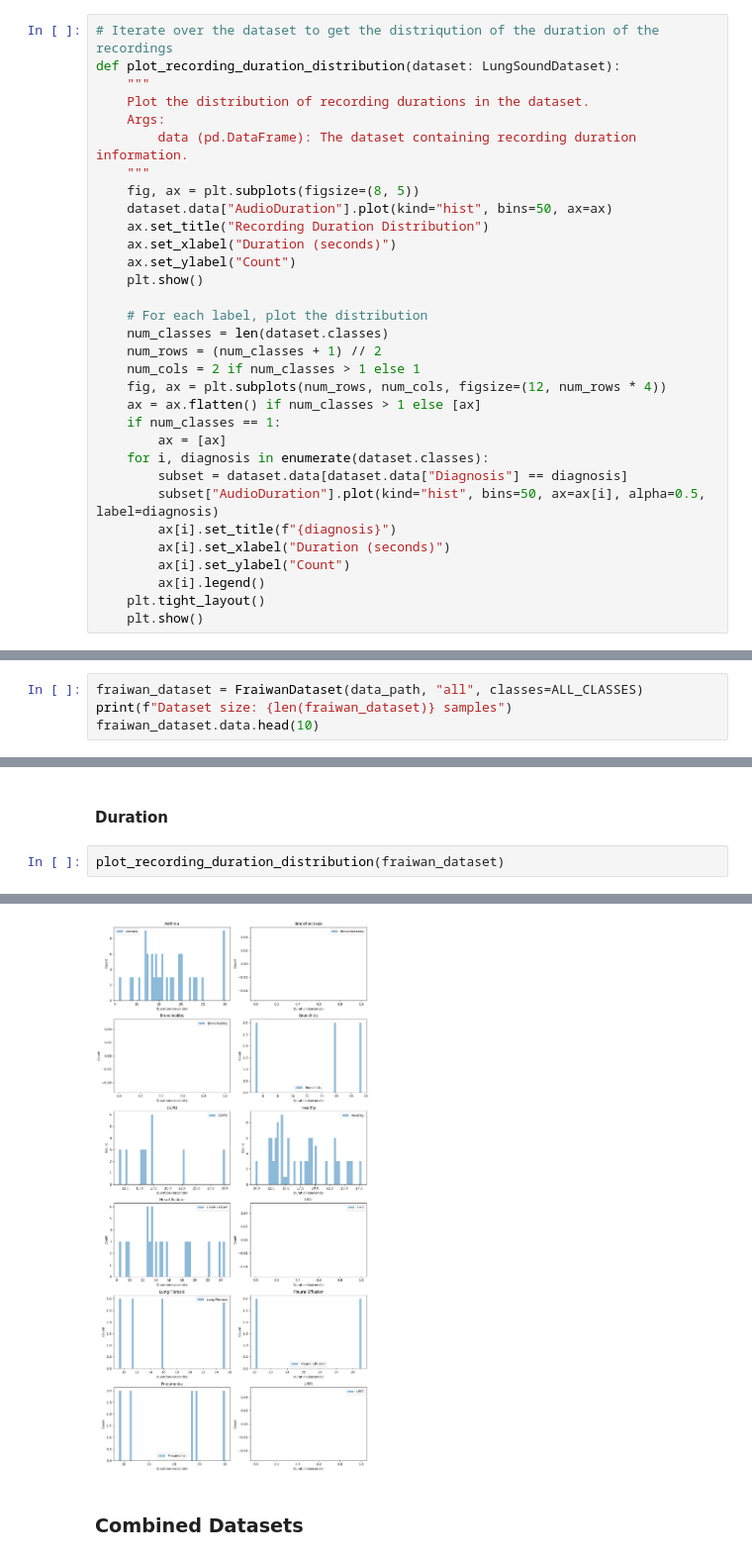
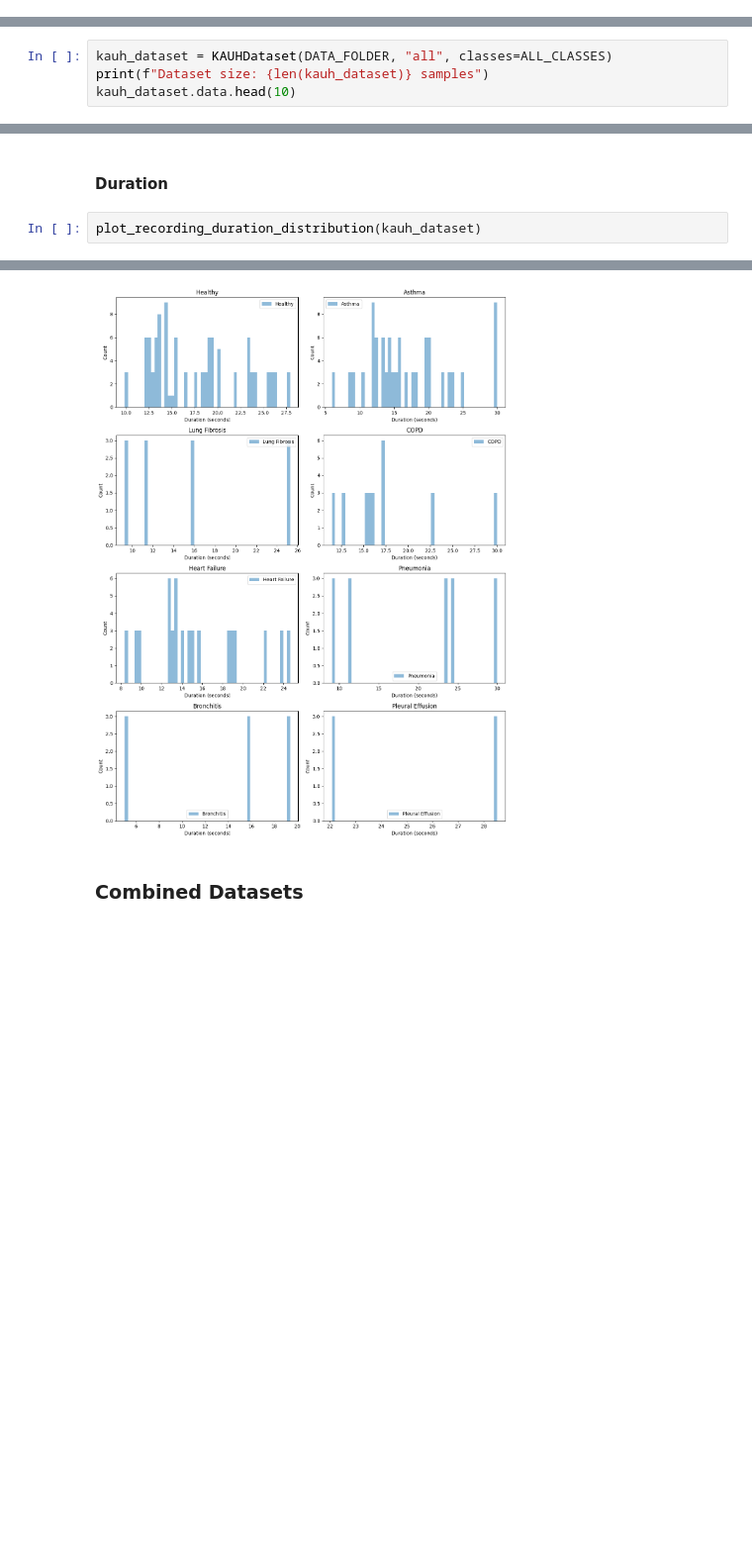
Before and after one commit to RafaelGAT108/IA901_Project, a Jupyter notebook: notebooks/2_data_analysis.ipynb, the cells around one changed output, grey strips where cells are left out. Shown at 99% size. Cells and saved outputs as stored; diff of their text form; blank space fills up the shorter version.

```diff
--- a/notebooks/2_data_analysis.ipynb
+++ b/notebooks/2_data_analysis.ipynb
@@ -121,35 +124,3 @@ plot_demographic_distribution(icbhi_dataset)
 [figure]
 # %% [markdown]
 #### Duration
-# %%
-# Iterate over the dataset to get the distriqution of the duration of the recordings
-def plot_recording_duration_distribution(dataset: LungSoundDataset):
-    """
-    Plot the distribution of recording durations in the dataset.
-    Args:
-        data (pd.DataFrame): The dataset containing recording duration information.
-    """
-    fig, ax = plt.subplots(figsize=(8, 5))
-    dataset.data["AudioDuration"].plot(kind="hist", bins=50, ax=ax)
-    ax.set_title("Recording Duration Distribution")
-    ax.set_xlabel("Duration (seconds)")
-    ax.set_ylabel("Count")
-    plt.show()
-
-    # For each label, plot the distribution
-    num_classes = len(dataset.classes)
-    num_rows = (num_classes + 1) // 2
-    num_cols = 2 if num_classes > 1 else 1
-    fig, ax = plt.subplots(num_rows, num_cols, figsize=(12, num_rows * 4))
-    ax = ax.flatten() if num_classes > 1 else [ax]
-    if num_classes == 1:
-        ax = [ax]
-    for i, diagnosis in enumerate(dataset.classes):
-        subset = dataset.data[dataset.data["Diagnosis"] == diagnosis]
-        subset["AudioDuration"].plot(kind="hist", bins=50, ax=ax[i], alpha=0.5, label=diagnosis)
-        ax[i].set_title(f"{diagnosis}")
-        ax[i].set_xlabel("Duration (seconds)")
-        ax[i].set_ylabel("Count")
-        ax[i].legend()
-    plt.tight_layout()
-    plt.show()
@@ -163,6 +179,6 @@ plot_recording_duration_distribution(icbhi_dataset)
 # %%
-fraiwan_dataset = FraiwanDataset(data_path, "all", classes=ALL_CLASSES)
-print(f"Dataset size: {len(fraiwan_dataset)} samples")
-fraiwan_dataset.data.head(10)
+kauh_dataset = KAUHDataset(DATA_FOLDER, "all", classes=ALL_CLASSES)
+print(f"Dataset size: {len(kauh_dataset)} samples")
+kauh_dataset.data.head(10)
 # %% [output]
 Dataset size: 324 samples
@@ -213,5 +229,5 @@ plot_demographic_distribution(fraiwan_dataset)
 # %% [markdown]
 #### Duration
 # %%
-plot_recording_duration_distribution(fraiwan_dataset)
+plot_recording_duration_distribution(kauh_dataset)
 # %% [output]
@@ -218,5 +236,5 @@ plot_recording_duration_distribution(fraiwan_dataset)
 [figure]
-[figure, old version]
+[figure, new version]
 # %% [markdown]
 ### Combined Datasets
 # %%
```
Also changed, not shown: parts of 13 cells of this notebook, 24 other files.
